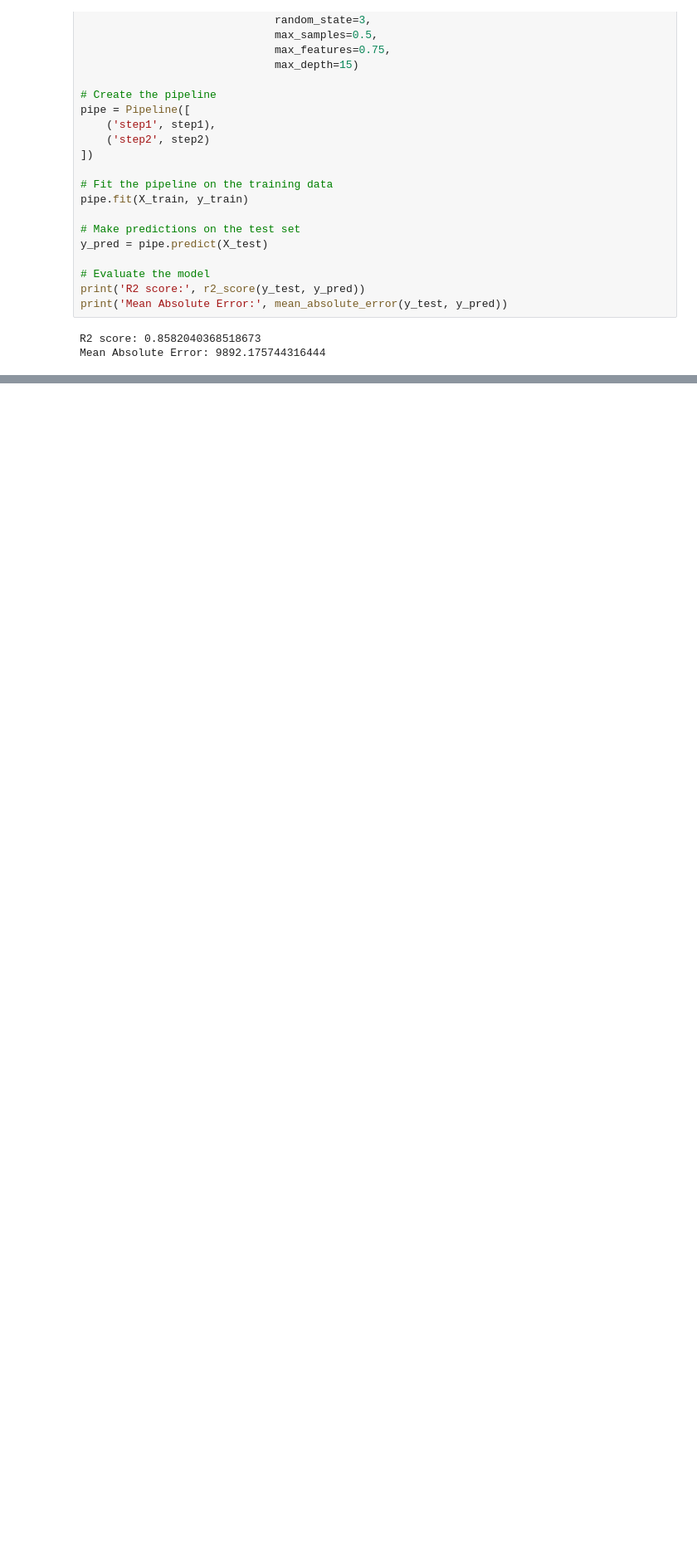
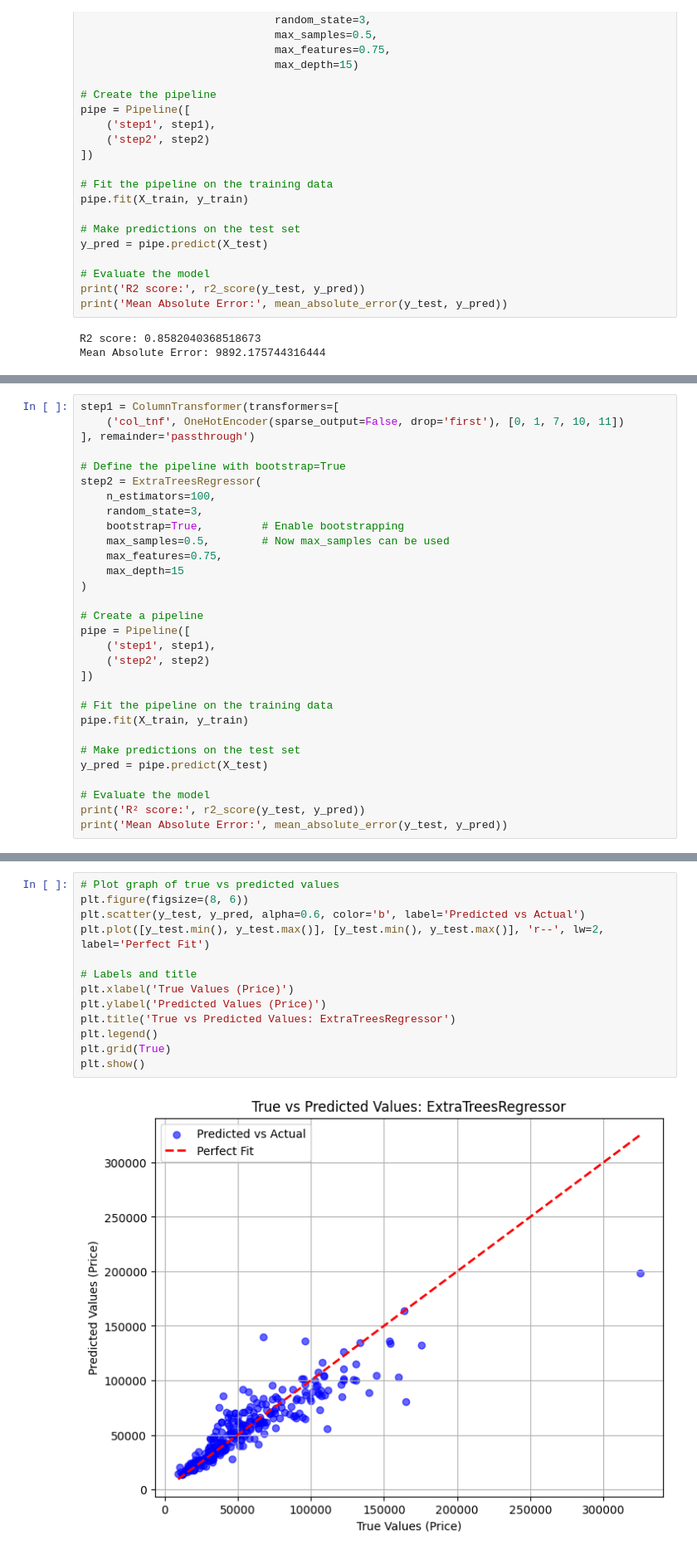
Before and after one commit to Dev-aryan-sahu/Lap-Price-Spy, a Jupyter notebook: Lap-Price-Spy.ipynb, the cells around one changed output, grey strips where cells are left out. Shown at 83% size. Cells and saved outputs as stored; diff of their text form; blank space fills up the shorter version.

```diff
--- a/Lap-Price-Spy.ipynb
+++ b/Lap-Price-Spy.ipynb
@@ -977,0 +1033,30 @@ plt.show()
+# %%
+step1 = ColumnTransformer(transformers=[
+    ('col_tnf', OneHotEncoder(sparse_output=False, drop='first'), [0, 1, 7, 10, 11])
+], remainder='passthrough')
+
+# Define the pipeline with bootstrap=True
+step2 = ExtraTreesRegressor(
+    n_estimators=100,
+    random_state=3,
+    bootstrap=True,         # Enable bootstrapping
+    max_samples=0.5,        # Now max_samples can be used
+    max_features=0.75,
+    max_depth=15
+)
+
+# Create a pipeline
+pipe = Pipeline([
+    ('step1', step1),
+    ('step2', step2)
+])
+
+# Fit the pipeline on the training data
+pipe.fit(X_train, y_train)
+
+# Make predictions on the test set
+y_pred = pipe.predict(X_test)
+
+# Evaluate the model
+print('R² score:', r2_score(y_test, y_pred))
+print('Mean Absolute Error:', mean_absolute_error(y_test, y_pred))
@@ -977,0 +1066,15 @@ plt.show()
+# %%
+# Plot graph of true vs predicted values
+plt.figure(figsize=(8, 6))
+plt.scatter(y_test, y_pred, alpha=0.6, color='b', label='Predicted vs Actual')
+plt.plot([y_test.min(), y_test.max()], [y_test.min(), y_test.max()], 'r--', lw=2, label='Perfect Fit')
+
+# Labels and title
+plt.xlabel('True Values (Price)')
+plt.ylabel('Predicted Values (Price)')
+plt.title('True vs Predicted Values: ExtraTreesRegressor')
+plt.legend()
+plt.grid(True)
+plt.show()
+# %% [output]
+[figure, added]
```
Also changed, not shown: parts of 21 cells of this notebook, 3 other files.
